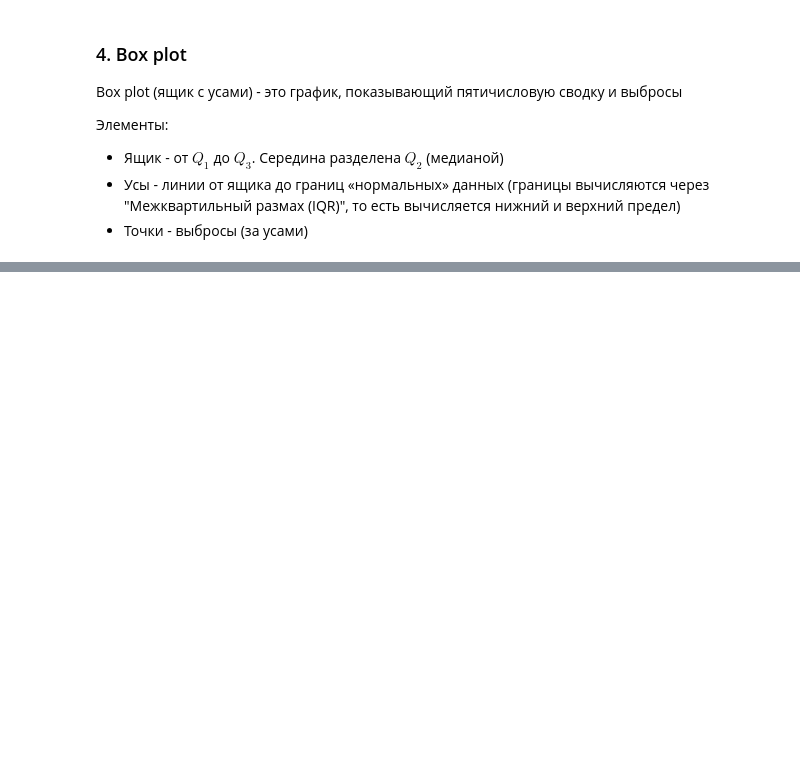
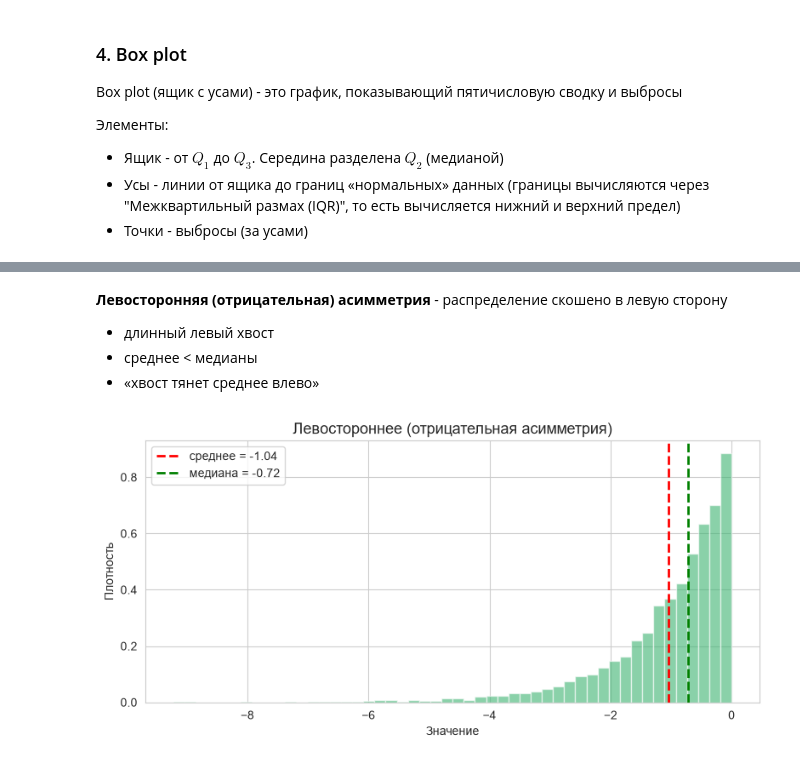
Before and after one commit to cepr5/Machine_learning, a Jupyter notebook: Math/Descriptive_statistics/main.ipynb, the cells around one changed output, grey strips where cells are left out. Drawn from its saved outputs; the diff is of its cells as text; code cells hidden in the pictures; blank space fills up the shorter version.

```diff
--- a/Math/Descriptive_statistics/main.ipynb
+++ b/Math/Descriptive_statistics/main.ipynb
@@ -151,0 +246,21 @@ Box plot (ящик с усами) - это график, показывающи
+# %% [markdown]
+**Левосторонняя (отрицательная) асимметрия** - распределение скошено в левую сторону
+- длинный левый хвост
+- среднее < медианы
+- «хвост тянет среднее влево»
+# %%
+fig, ax = plt.subplots(figsize=(8, 4))
+
+ax.hist(data_left, bins=50, density=True, alpha=0.6, color='mediumseagreen')
+ax.axvline(np.mean(data_left), color='red', linestyle='--', linewidth=2, label=f'среднее = {np.mean(data_left):.2f}')
+ax.axvline(np.median(data_left), color='green', linestyle='--', linewidth=2, label=f'медиана = {np.median(data_left):.2f}')
+
+ax.set_title('Левостороннее (отрицательная асимметрия)', fontsize=13)
+ax.set_xlabel('Значение')
+ax.set_ylabel('Плотность')
+ax.legend()
+
+plt.tight_layout()
+plt.show()
+# %% [output]
+[figure, added]
```
Also changed, not shown: parts of 57 cells of this notebook.
